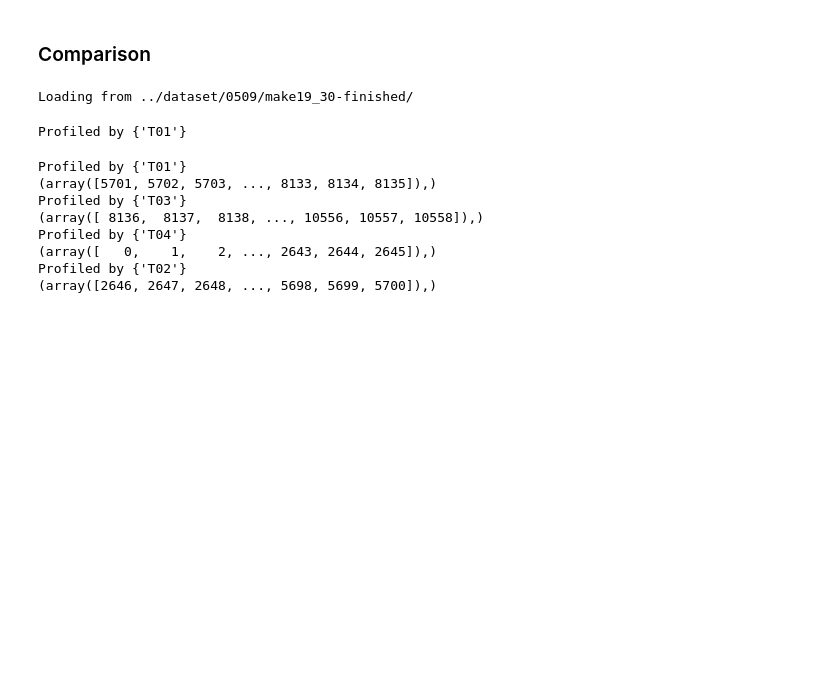
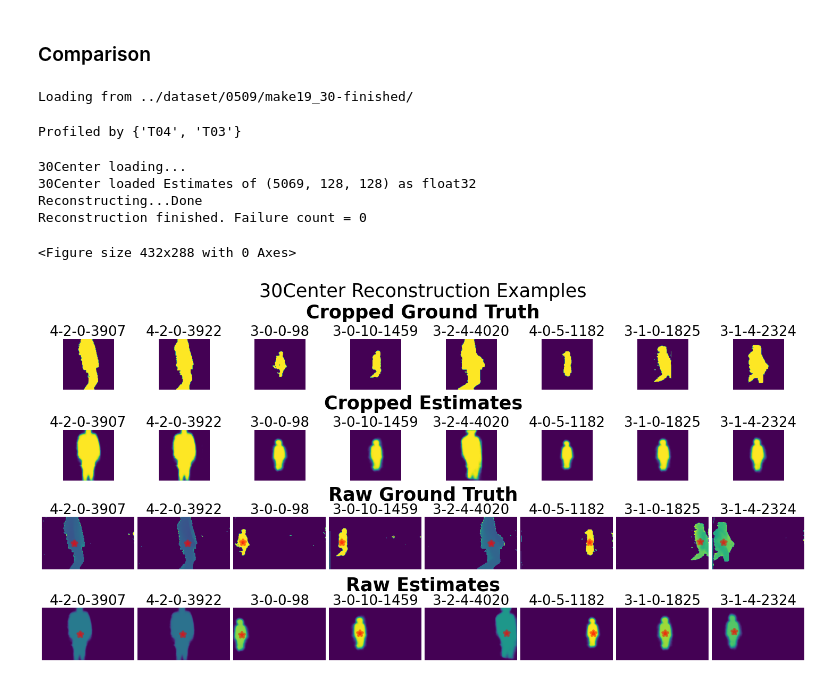
Before and after one commit to MilkywayCocktail/Models, a Jupyter notebook: BenchmarksV07C2.ipynb, the cells around one changed output. Cells and saved outputs as stored; diff of their text form; code cells hidden in the pictures; blank space fills up the shorter version.

```diff
--- a/BenchmarksV07C2.ipynb
+++ b/BenchmarksV07C2.ipynb
@@ -32,30 +32,20 @@ notion = '240513Comp1'
 save_path = f'../saved/{notion}/'
 figs = []
 # %%
-datadir = f'../dataset/0509/make19_30/'
-dataplanner = DS.DataRegrouper(datadir)
-dataplanner.load_raw(scope=('T03', 'T04'), mmap_mode='r')
-test_data = dataplanner.regroup({'T03', 'T04'})
+datadir = f'../dataset/0509/make19_30-finished/'
+data = DS.ModalityLoader(data_dir=datadir, mmap_mode='r', modalities={'rimg', 'tag'})
+test_gt = data.profiling({'T03', 'T04'})
+# %% [output]
+Loading from ../dataset/0509/make19_30-finished/
+Profiled by {'T04', 'T03'}
-# %%
-dataset = DS.MyDataset('dataset', data_dir = r'../dataset/0509/make19_30-finished/', modalities=('rimg', 'tag'))
-dataset.profiling({'T01'})
-# %% [output]
-Loading from ../dataset/0509/make19_30-finished/
-Profiled by {'T01'}
-# %%
-for T in {'T01', 'T02', 'T03', 'T04'}:
-    dataset.profiling({T})
-    print(np.where(dataset.profile==1))
-# %% [output]
-Profiled by {'T01'}
-(array([5701, 5702, 5703, ..., 8133, 8134, 8135]),)
-Profiled by {'T03'}
-(array([ 8136,  8137,  8138, ..., 10556, 10557, 10558]),)
-Profiled by {'T04'}
-(array([   0,    1,    2, ..., 2643, 2644, 2645]),)
-Profiled by {'T02'}
-(array([2646, 2647, 2648, ..., 5698, 5699, 5700]),)
 # %%
-C30 = CM.CenterResultCalculator('30Center', '../saved/240512_30C/240512_30C_Student_pred.npy', test_data)
+C30 = CM.CenterResultCalculator('30Center', '../saved/240512_30C/240512_30C_Student_pred.npy', test_gt)
 C30.resize()
 figs.append(C30.plot_example())
+# %% [output]
+30Center loading...
+30Center loaded Estimates of (5069, 128, 128) as float32
+Reconstructing...Done
+Reconstruction finished. Failure count = 0
+<Figure size 432x288 with 0 Axes>
+[figure, added]
```
Also changed, not shown: parts of 24 cells of this notebook, 5 other files.
